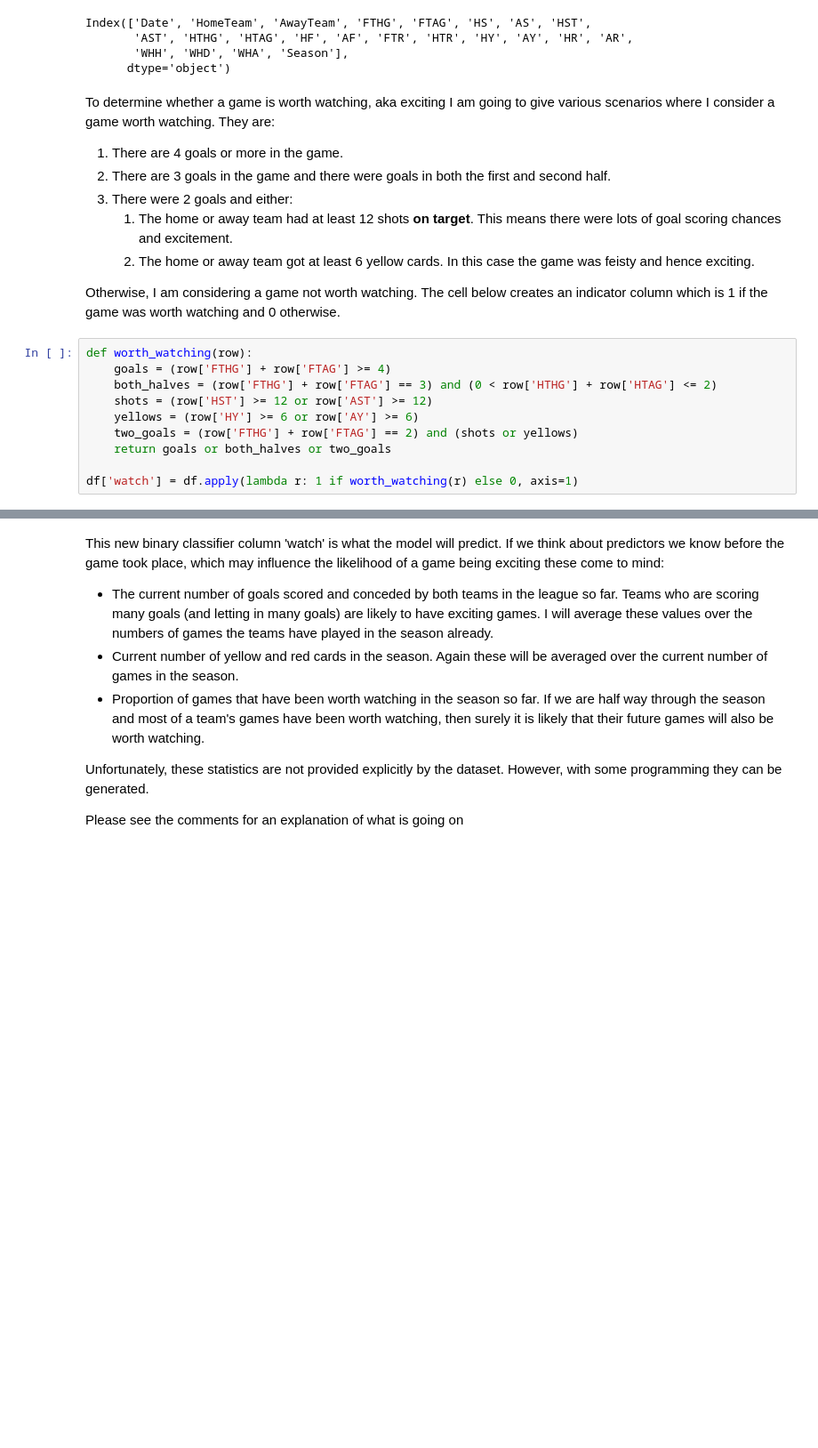
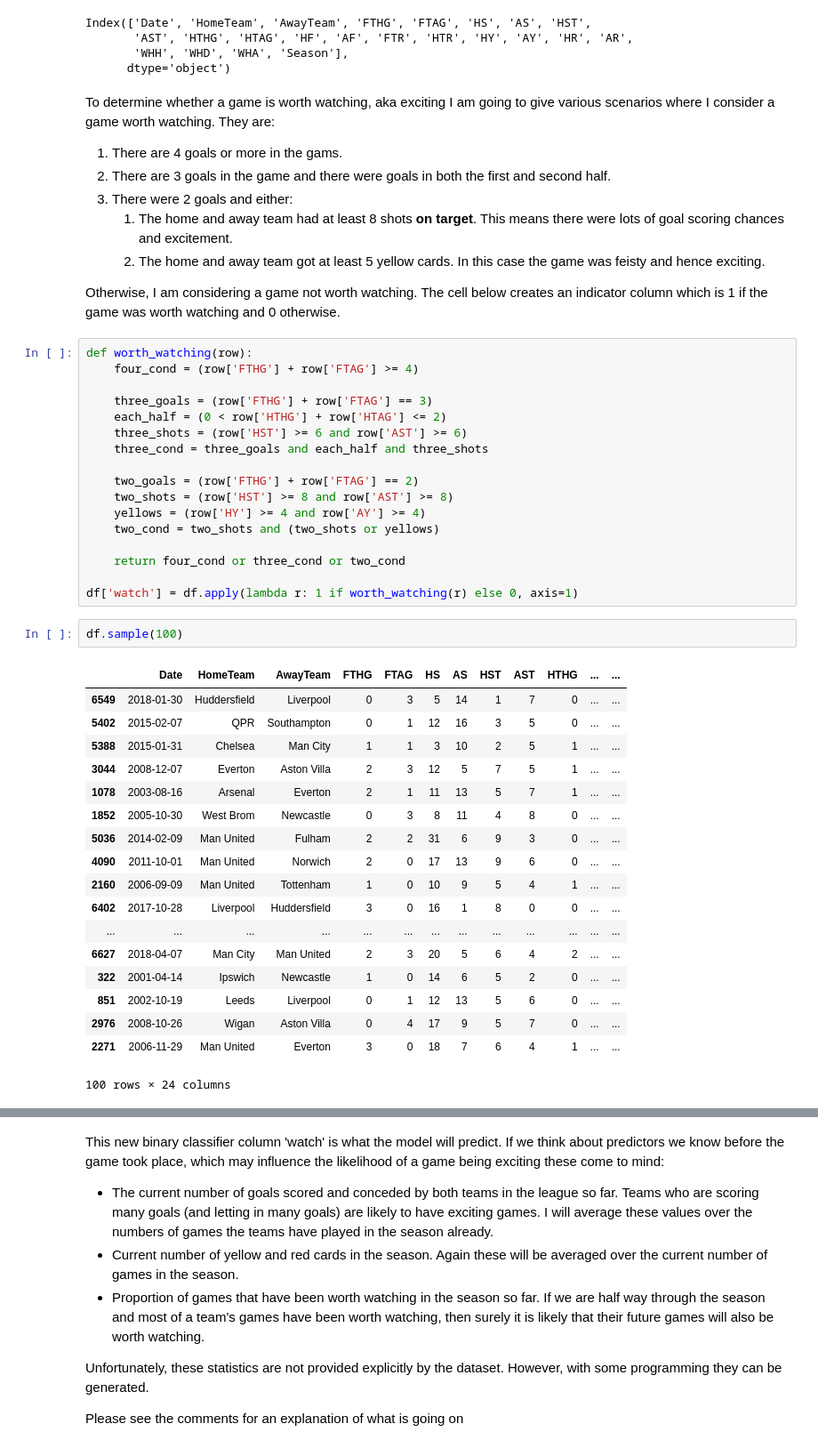
Before and after one commit to sjhatfield/worthwatching, a Jupyter notebook: EPL_Wrangling_Analysis.ipynb, the cells around one changed output, grey strips where cells are left out. Shown: that part at 89% size. Cells and saved outputs as stored; diff of their text form; blank space fills up the shorter version.

```diff
--- a/EPL_Wrangling_Analysis.ipynb
+++ b/EPL_Wrangling_Analysis.ipynb
@@ -528,23 +534,51 @@ Index(['Date', 'HomeTeam', 'AwayTeam', 'FTHG', 'FTAG', 'HS', 'AS', 'HST',
       dtype='object')
 # %% [markdown]
 To determine whether a game is worth watching, aka exciting I am going to give various scenarios where I consider a game worth watching. They are:
-1. There are 4 goals or more in the game.
+1. There are 4 goals or more in the gams.
 2. There are 3 goals in the game and there were goals in both the first and second half.
 3. There were 2 goals and either:
-    1. The home or away team had at least 12 shots **on target**. This means there were lots of goal scoring chances and excitement.
-    2. The home or away team got at least 6 yellow cards. In this case the game was feisty and hence exciting.
+    1. The home and away team had at least 8 shots **on target**. This means there were lots of goal scoring chances and excitement.
+    2. The home and away team got at least 5 yellow cards. In this case the game was feisty and hence exciting.
 
 Otherwise, I am considering a game not worth watching. The cell below creates an indicator column which is 1 if the game was worth watching and 0 otherwise.
 # %%
 def worth_watching(row):
-    goals = (row['FTHG'] + row['FTAG'] >= 4)
-    both_halves = (row['FTHG'] + row['FTAG'] == 3) and (0 < row['HTHG'] + row['HTAG'] <= 2)
-    shots = (row['HST'] >= 12 or row['AST'] >= 12)
-    yellows = (row['HY'] >= 6 or row['AY'] >= 6)
-    two_goals = (row['FTHG'] + row['FTAG'] == 2) and (shots or yellows)
-    return goals or both_halves or two_goals
+    four_cond = (row['FTHG'] + row['FTAG'] >= 4)
+
+    three_goals = (row['FTHG'] + row['FTAG'] == 3)
+    each_half = (0 < row['HTHG'] + row['HTAG'] <= 2)
+    three_shots = (row['HST'] >= 6 and row['AST'] >= 6)
+    three_cond = three_goals and each_half and three_shots
+
+    two_goals = (row['FTHG'] + row['FTAG'] == 2)
+    two_shots = (row['HST'] >= 8 and row['AST'] >= 8)
+    yellows = (row['HY'] >= 4 and row['AY'] >= 4)
+    two_cond = two_shots and (two_shots or yellows)
+
+    return four_cond or three_cond or two_cond
 
 df['watch'] = df.apply(lambda r: 1 if worth_watching(r) else 0, axis=1)
+# %%
+df.sample(100)
+# %% [output]
+|  | Date | HomeTeam | AwayTeam | FTHG | FTAG | HS | AS | HST | AST | HTHG | ... | ... |
+| 6549 | 2018-01-30 | Huddersfield | Liverpool | 0 | 3 | 5 | 14 | 1 | 7 | 0 | ... | ... |
+| 5402 | 2015-02-07 | QPR | Southampton | 0 | 1 | 12 | 16 | 3 | 5 | 0 | ... | ... |
+| 5388 | 2015-01-31 | Chelsea | Man City | 1 | 1 | 3 | 10 | 2 | 5 | 1 | ... | ... |
+| 3044 | 2008-12-07 | Everton | Aston Villa | 2 | 3 | 12 | 5 | 7 | 5 | 1 | ... | ... |
+| 1078 | 2003-08-16 | Arsenal | Everton | 2 | 1 | 11 | 13 | 5 | 7 | 1 | ... | ... |
+| 1852 | 2005-10-30 | West Brom | Newcastle | 0 | 3 | 8 | 11 | 4 | 8 | 0 | ... | ... |
+| 5036 | 2014-02-09 | Man United | Fulham | 2 | 2 | 31 | 6 | 9 | 3 | 0 | ... | ... |
+| 4090 | 2011-10-01 | Man United | Norwich | 2 | 0 | 17 | 13 | 9 | 6 | 0 | ... | ... |
+| 2160 | 2006-09-09 | Man United | Tottenham | 1 | 0 | 10 | 9 | 5 | 4 | 1 | ... | ... |
+| 6402 | 2017-10-28 | Liverpool | Huddersfield | 3 | 0 | 16 | 1 | 8 | 0 | 0 | ... | ... |
+| ... | ... | ... | ... | ... | ... | ... | ... | ... | ... | ... | ... | ... |
+| 6627 | 2018-04-07 | Man City | Man United | 2 | 3 | 20 | 5 | 6 | 4 | 2 | ... | ... |
+| 322 | 2001-04-14 | Ipswich | Newcastle | 1 | 0 | 14 | 6 | 5 | 2 | 0 | ... | ... |
+| 851 | 2002-10-19 | Leeds | Liverpool | 0 | 1 | 12 | 13 | 5 | 6 | 0 | ... | ... |
+| 2976 | 2008-10-26 | Wigan | Aston Villa | 0 | 4 | 17 | 9 | 5 | 7 | 0 | ... | ... |
+| 2271 | 2006-11-29 | Man United | Everton | 3 | 0 | 18 | 7 | 6 | 4 | 1 | ... | ... |
+100 rows × 24 columns
 # %%
 df['watch'].sum()/df['watch'].count()
 # %% [output]
```
Also changed, not shown: parts of 7 cells of this notebook, 1 other file.
